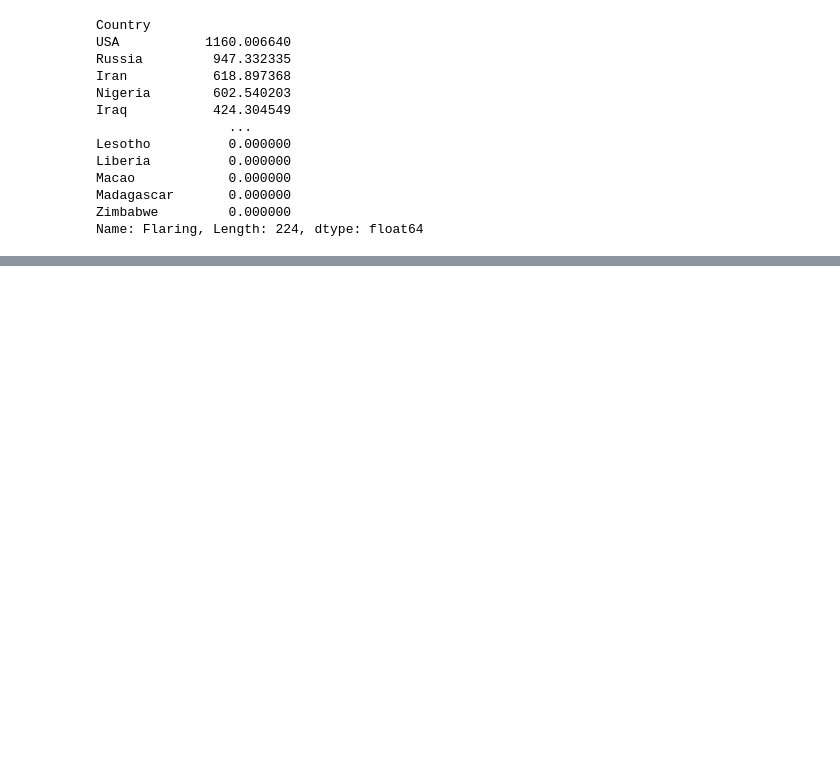
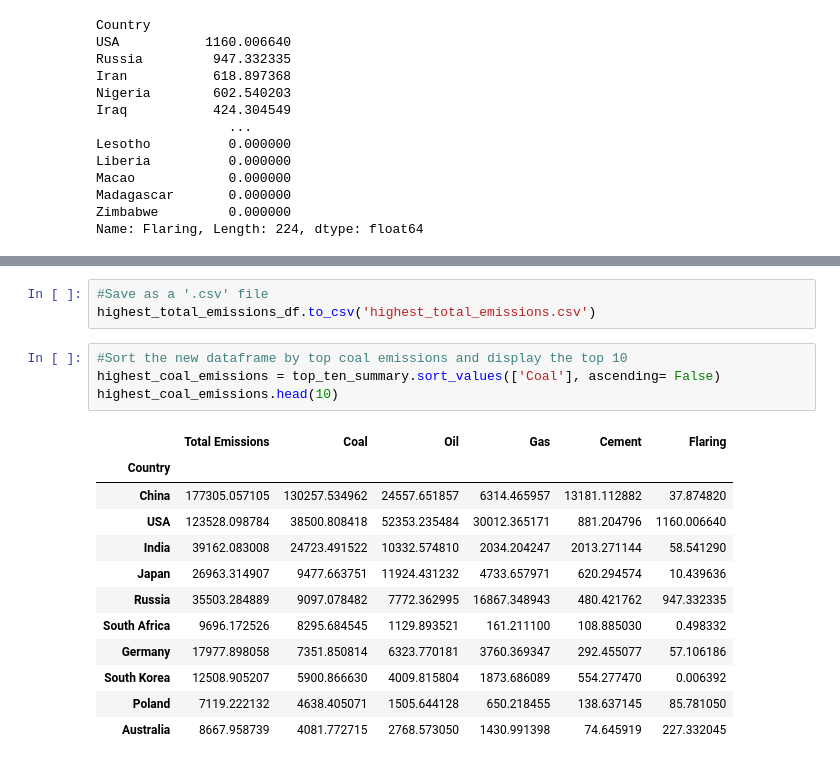
Before and after one commit to RachNovak/Project3, a Jupyter notebook: project_draft2.ipynb, the cells around one changed output, grey strips where cells are left out. Saved outputs shown, nothing was run; the diff lists cells and outputs as text; blank space fills up the shorter version.

```diff
--- a/project_draft2.ipynb
+++ b/project_draft2.ipynb
@@ -307,0 +375,20 @@ Name: Flaring, Length: 224, dtype: float64
+# %%
+#Save as a '.csv' file
+highest_total_emissions_df.to_csv('highest_total_emissions.csv')
+# %%
+#Sort the new dataframe by top coal emissions and display the top 10
+highest_coal_emissions = top_ten_summary.sort_values(['Coal'], ascending= False)
+highest_coal_emissions.head(10)
+# %% [output]
+|  | Total Emissions | Coal | Oil | Gas | Cement | Flaring |
+| Country |  |  |  |  |  |  |
+| China | 177305.057105 | 130257.534962 | 24557.651857 | 6314.465957 | 13181.112882 | 37.874820 |
+| USA | 123528.098784 | 38500.808418 | 52353.235484 | 30012.365171 | 881.204796 | 1160.006640 |
+| India | 39162.083008 | 24723.491522 | 10332.574810 | 2034.204247 | 2013.271144 | 58.541290 |
+| Japan | 26963.314907 | 9477.663751 | 11924.431232 | 4733.657971 | 620.294574 | 10.439636 |
+| Russia | 35503.284889 | 9097.078482 | 7772.362995 | 16867.348943 | 480.421762 | 947.332335 |
+| South Africa | 9696.172526 | 8295.684545 | 1129.893521 | 161.211100 | 108.885030 | 0.498332 |
+| Germany | 17977.898058 | 7351.850814 | 6323.770181 | 3760.369347 | 292.455077 | 57.106186 |
+| South Korea | 12508.905207 | 5900.866630 | 4009.815804 | 1873.686089 | 554.277470 | 0.006392 |
+| Poland | 7119.222132 | 4638.405071 | 1505.644128 | 650.218455 | 138.637145 | 85.781050 |
+| Australia | 8667.958739 | 4081.772715 | 2768.573050 | 1430.991398 | 74.645919 | 227.332045 |
```
Also changed, not shown: parts of 23 cells of this notebook.
